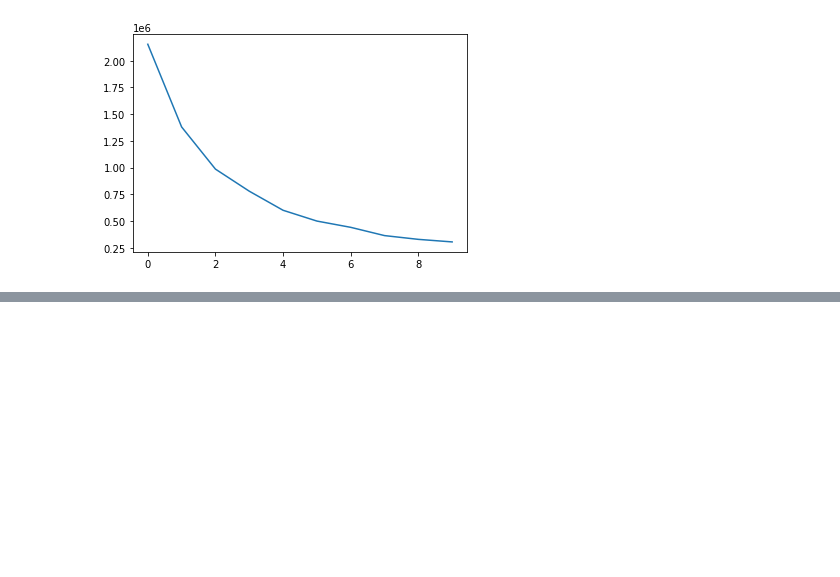
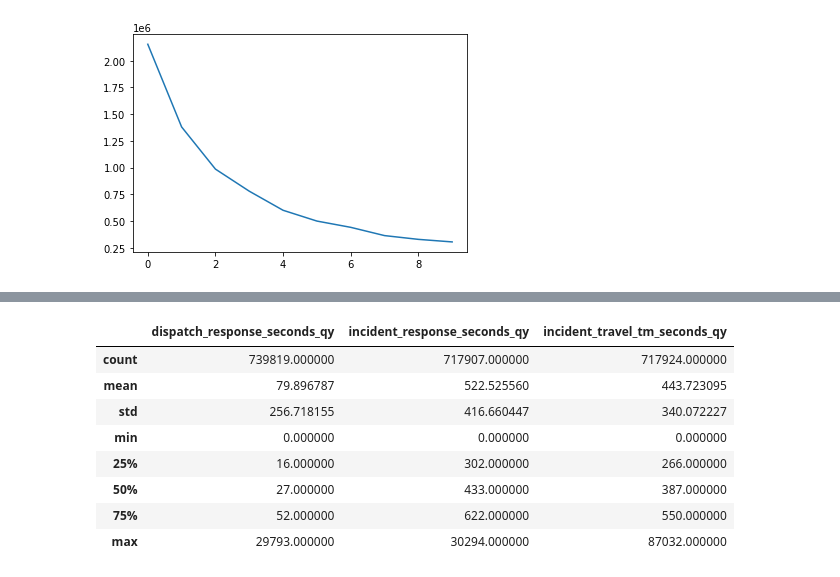
Before and after one commit to deanvogel/DataAnalyticsProject, a Jupyter notebook: test.ipynb, the cells around one changed output, grey strips where cells are left out. Cells and saved outputs as stored; diff of their text form; code cells hidden in the pictures; blank space fills up the shorter version.

```diff
--- a/test.ipynb
+++ b/test.ipynb
@@ -103,0 +116,12 @@ plt.plot(x, y)
+# %%
+d[["dispatch_response_seconds_qy","incident_response_seconds_qy","incident_travel_tm_seconds_qy"]].describe()
+# %% [output]
+|  | dispatch_response_seconds_qy | incident_response_seconds_qy | incident_travel_tm_seconds_qy |
+| count | 739819.000000 | 717907.000000 | 717924.000000 |
+| mean | 79.896787 | 522.525560 | 443.723095 |
+| std | 256.718155 | 416.660447 | 340.072227 |
+| min | 0.000000 | 0.000000 | 0.000000 |
+| 25% | 16.000000 | 302.000000 | 266.000000 |
+| 50% | 27.000000 | 433.000000 | 387.000000 |
+| 75% | 52.000000 | 622.000000 | 550.000000 |
+| max | 29793.000000 | 30294.000000 | 87032.000000 |
```
Also changed, not shown: parts of 7 cells of this notebook, 5 other files.
